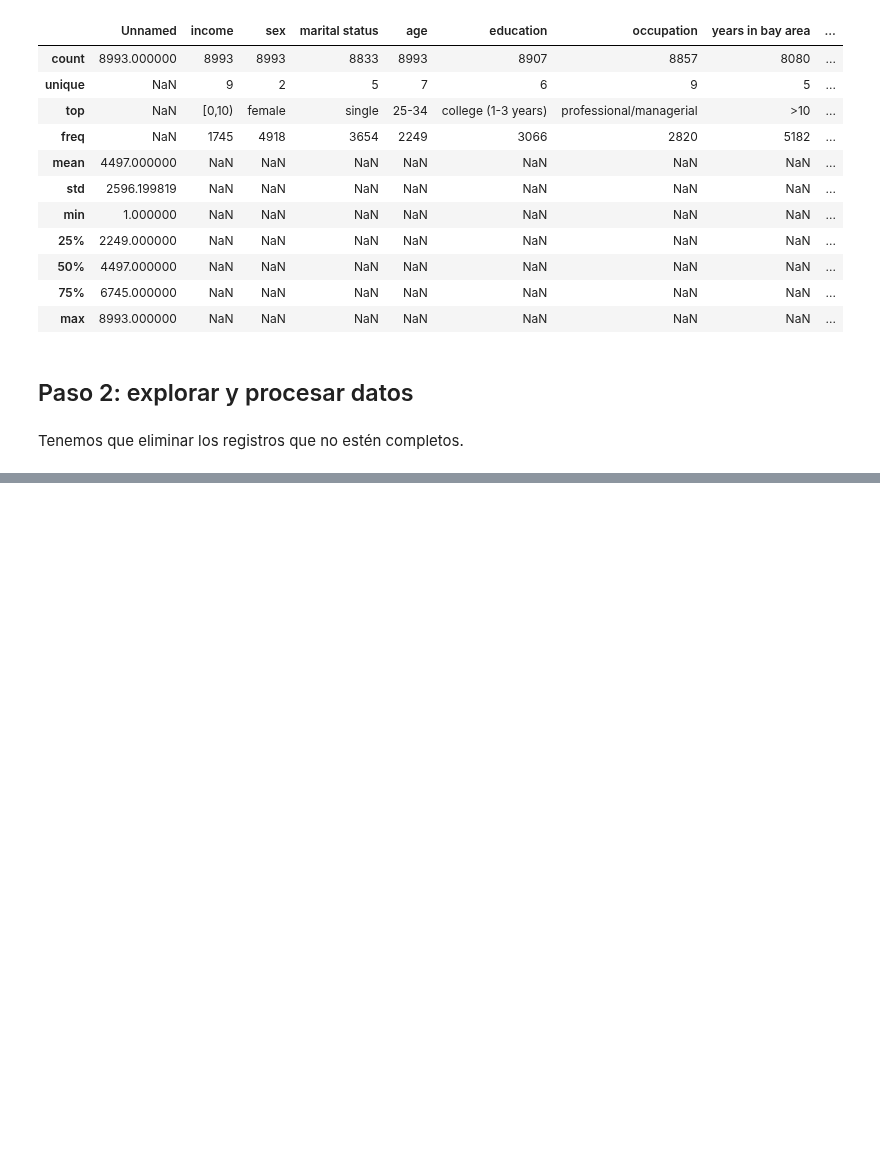
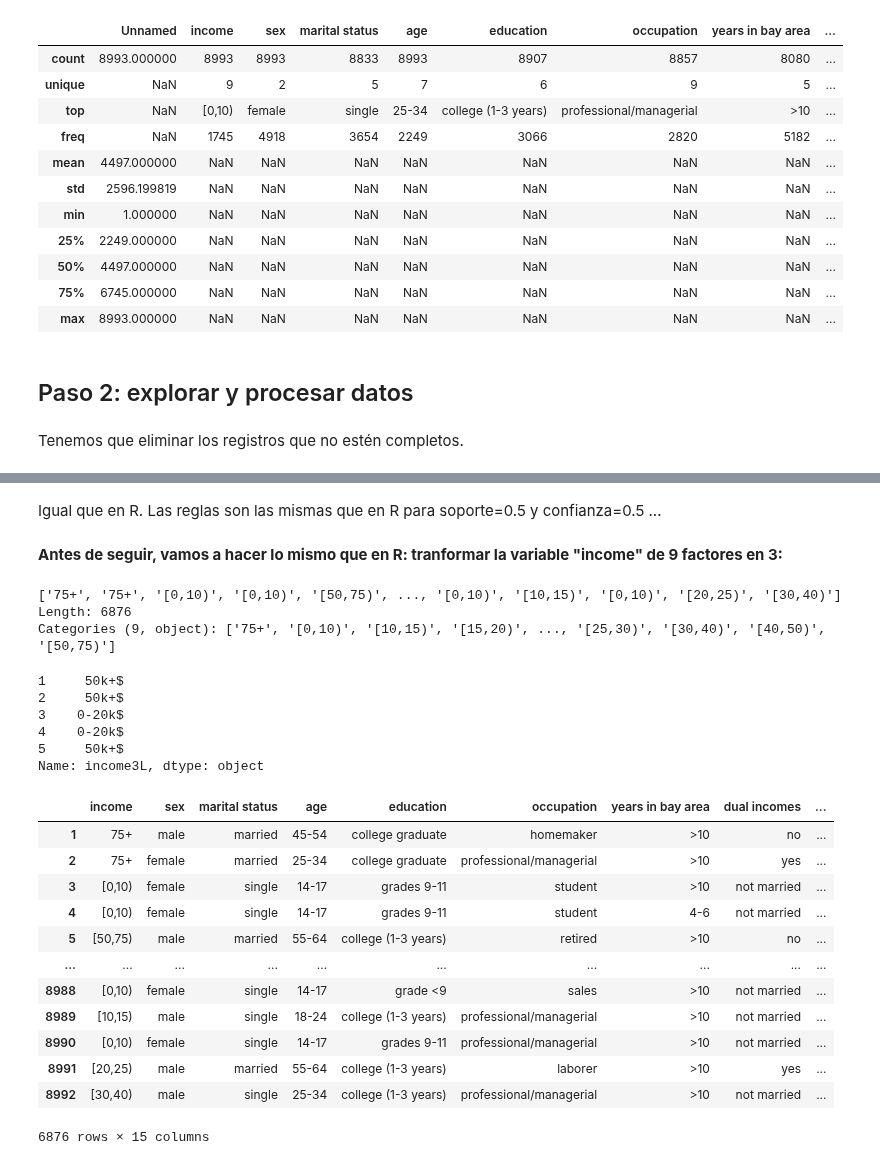
Before and after one commit to fcamadi/masterMLpython, a Jupyter notebook: Tema08/Tema8_assoc_rules.ipynb, the cells around one changed output, grey strips where cells are left out. Saved outputs shown, nothing was run; the diff lists cells and outputs as text; code cells hidden in the pictures; blank space fills up the shorter version.

```diff
--- a/Tema08/Tema8_assoc_rules.ipynb
+++ b/Tema08/Tema8_assoc_rules.ipynb
@@ -167,0 +160,50 @@ transaccitions_df
+# %% [markdown]
+Igual que en R. Las reglas son las mismas que en R para soporte=0.5 y confianza=0.5 ...
+# %% [markdown]
+**Antes de seguir, vamos a hacer lo mismo que en R: tranformar la variable "income" de 9 factores en 3:**
+# %%
+pd.Categorical(income_complete['income'])
+# %% [output]
+['75+', '75+', '[0,10)', '[0,10)', '[50,75)', ..., '[0,10)', '[10,15)', '[0,10)', '[20,25)', '[30,40)']
+Length: 6876
+Categories (9, object): ['75+', '[0,10)', '[10,15)', '[15,20)', ..., '[25,30)', '[30,40)', '[40,50)', '[50,75)']
+# %%
+def incomeTo3Levels(level):
+    match level:
+        case "[0,10)" | "[10,15)" | "[15,20)":
+            return "0-20k$"
+        case "[20,25)" | "[25,30)" | "[30,40)" | "[40,50)":
+            return "20k-50k$"
+        case "[50,75)" | "75+":
+            return "50k+$"
+#tests
+#print(incomeTo3Levels("[10,15)"))
+#print(incomeTo3Levels("[30,40)"))
+#print(incomeTo3Levels("75+"))
+# %%
+levels3L_df = income_complete['income'].apply(lambda income: incomeTo3Levels(income)).rename("income3L")
+levels3L_df.head()
+# %% [output]
+1     50k+$
+2     50k+$
+3    0-20k$
+4    0-20k$
+5     50k+$
+Name: income3L, dtype: object
+# %%
+income_complete = income_complete.join(levels3L_df)
+income_complete
+# %% [output]
+|  | income | sex | marital status | age | education | occupation | years in bay area | dual incomes | ... |
+| 1 | 75+ | male | married | 45-54 | college graduate | homemaker | >10 | no | ... |
+| 2 | 75+ | female | married | 25-34 | college graduate | professional/managerial | >10 | yes | ... |
+| 3 | [0,10) | female | single | 14-17 | grades 9-11 | student | >10 | not married | ... |
+| 4 | [0,10) | female | single | 14-17 | grades 9-11 | student | 4-6 | not married | ... |
+| 5 | [50,75) | male | married | 55-64 | college (1-3 years) | retired | >10 | no | ... |
+| ... | ... | ... | ... | ... | ... | ... | ... | ... | ... |
+| 8988 | [0,10) | female | single | 14-17 | grade <9 | sales | >10 | not married | ... |
+| 8989 | [10,15) | male | single | 18-24 | college (1-3 years) | professional/managerial | >10 | not married | ... |
+| 8990 | [0,10) | female | single | 14-17 | grades 9-11 | professional/managerial | >10 | not married | ... |
+| 8991 | [20,25) | male | married | 55-64 | college (1-3 years) | laborer | >10 | yes | ... |
+| 8992 | [30,40) | male | single | 25-34 | college (1-3 years) | professional/managerial | >10 | not married | ... |
+6876 rows × 15 columns
```
Also changed, not shown: parts of 24 cells of this notebook.
